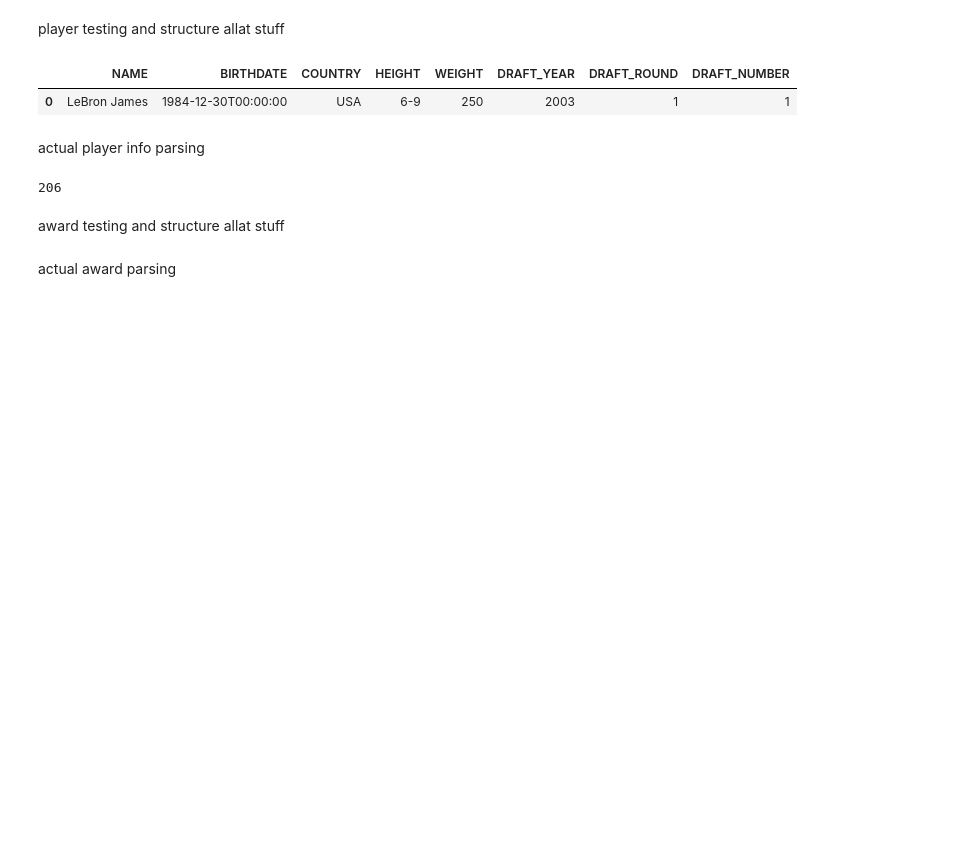
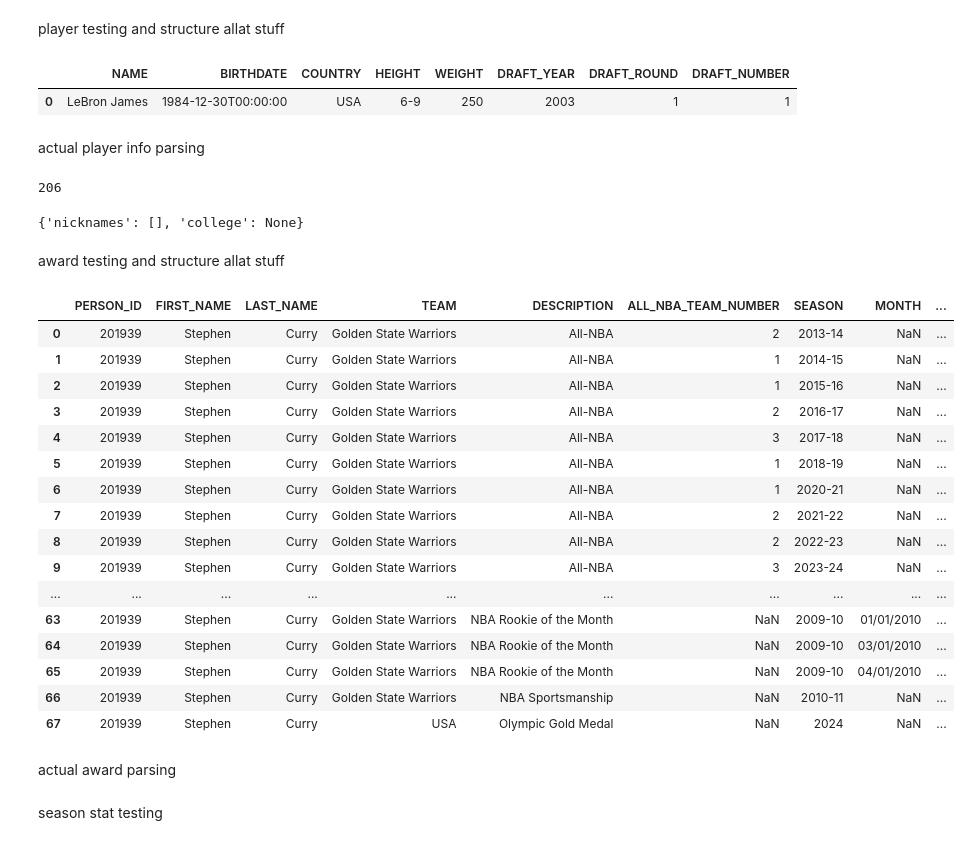
Before and after one commit to kingtusks/dagger, a Jupyter notebook: setup/test.ipynb, the cells around one changed output. Saved outputs shown, nothing was run; the diff lists cells and outputs as text; code cells hidden in the pictures; blank space fills up the shorter version.

Commit message:
pushing what i have for sqlx setup
- still gotta fix some stupid errors

```diff
--- a/setup/test.ipynb
+++ b/setup/test.ipynb
@@ -75,11 +76,11 @@ def search(query: str) -> str:
 
 llm = ChatOllama(
     model=config("OLLAMA_MODEL", default="qwen2.5:7b-instruct"),
-    base_url=config("OLLAMA_BASE_URL", "http://localhost:11434/v1"),
+    base_url=config("OLLAMA_BASE_URL", "http://localhost:11434/"),
     temperature=0
 )
 
-def get_player_extra_info(player_name: str) -> dict:
+def getExtraPlayerInfo(player_name: str) -> dict:
     search_results = search(f"{player_name} NBA nicknames college university")
 
     prompt = f"""Based on these search results about NBA player {player_name}:
@@ -104,6 +105,8 @@ def get_player_extra_info(player_name: str) -> dict:
         if match:
             return json.loads(match.group())
         raise ValueError(f"Could not parse response: {text}")
+# %% [output]
+{'nicknames': [], 'college': None}
 # %%
 def getPlayer(pid: int):
     info_df = commonplayerinfo.CommonPlayerInfo(player_id=pid).get_data_frames()[0]
@@ -156,6 +165,8 @@ lebron = [p for p in players if p["full_name"].lower() == "lebron james"]
 lebron = lebron[0] #de-listifying (dont do this in prod)
 lebron_id = lebron["id"] #2544
 lebron_awards = playerawards.PlayerAwards(player_id=lebron_id).get_data_frames()[0]
+
+data = lebron_awards
 
 acronym_hmap = {
     "All-Defensive Team": "DEF",''
@@ -172,39 +183,63 @@ acronym_hmap = {
     "NBA Player of the Week": "POTW",
     "NBA Rookie of the Month": "ROTM",
     "NBA Rookie of the Year": "ROTY",
+    "NBA Defensive Player of the Year": "DPOY",
+    "NBA Defensive Player of the Month": "DPOM",
+    "NBA Most Improved Player": "MIP",
+    "NBA Clutch Player of the Year": "CPOY",
+    "NBA Sportsmanship": "SPTMAN",
 }
 
 all_nba_set = {"DEF", "NBA", "ROOK", "CUP"}
 
-#gotta add stat champs + dpoy/dpom + cfmvp + cpoy + dunk/3pt contest + teammate oty + hustle player oty
+#gotta add stat champs + cfmvp + hustle player oty + teammate oty + dunk/3pt
 
 clean_lebron_awards_df = lebron_awards[lebron_awards["DESCRIPTION"].isin(acronym_hmap)]
 clean_lebron_awards_df = clean_lebron_awards_df.drop([
     "FIRST_NAME",
     "LAST_NAME",
     "CONFERENCE",
     "TYPE",
     "SUBTYPE1",
     "SUBTYPE2",
     "SUBTYPE3",
     "MONTH",
     "WEEK",
     "PERSON_ID",
     "TEAM"
 ], axis=1)
 
 clean_lebron_awards_df["ALL_NBA_TEAM_NUMBER"] = clean_lebron_awards_df["ALL_NBA_TEAM_NUMBER"].fillna(0)
 clean_lebron_awards_df = clean_lebron_awards_df.replace(r'^\s*$', 0, regex=True)
 #^ gets rid of empty strings
 
 clean_lebron_awards_df["DESCRIPTION"] = clean_lebron_awards_df["DESCRIPTION"].map(acronym_hmap)
 clean_lebron_awards_df["DESCRIPTION"] = clean_lebron_awards_df.apply(
     lambda r: f"{r['DESCRIPTION']}{r['ALL_NBA_TEAM_NUMBER']}"
     if r['DESCRIPTION'] in all_nba_set else r['DESCRIPTION'],
     axis=1
 )
 
 #clean_lebron_awards_df
+data
+# %% [output]
+|  | PERSON_ID | FIRST_NAME | LAST_NAME | TEAM | DESCRIPTION | ALL_NBA_TEAM_NUMBER | SEASON | MONTH | ... |
+| 0 | 201939 | Stephen | Curry | Golden State Warriors | All-NBA | 2 | 2013-14 | NaN | ... |
+| 1 | 201939 | Stephen | Curry | Golden State Warriors | All-NBA | 1 | 2014-15 | NaN | ... |
+| 2 | 201939 | Stephen | Curry | Golden State Warriors | All-NBA | 1 | 2015-16 | NaN | ... |
+| 3 | 201939 | Stephen | Curry | Golden State Warriors | All-NBA | 2 | 2016-17 | NaN | ... |
+| 4 | 201939 | Stephen | Curry | Golden State Warriors | All-NBA | 3 | 2017-18 | NaN | ... |
+| 5 | 201939 | Stephen | Curry | Golden State Warriors | All-NBA | 1 | 2018-19 | NaN | ... |
+| 6 | 201939 | Stephen | Curry | Golden State Warriors | All-NBA | 1 | 2020-21 | NaN | ... |
+| 7 | 201939 | Stephen | Curry | Golden State Warriors | All-NBA | 2 | 2021-22 | NaN | ... |
+| 8 | 201939 | Stephen | Curry | Golden State Warriors | All-NBA | 2 | 2022-23 | NaN | ... |
+| 9 | 201939 | Stephen | Curry | Golden State Warriors | All-NBA | 3 | 2023-24 | NaN | ... |
+| ... | ... | ... | ... | ... | ... | ... | ... | ... | ... |
+| 63 | 201939 | Stephen | Curry | Golden State Warriors | NBA Rookie of the Month | NaN | 2009-10 | 01/01/2010 | ... |
+| 64 | 201939 | Stephen | Curry | Golden State Warriors | NBA Rookie of the Month | NaN | 2009-10 | 03/01/2010 | ... |
+| 65 | 201939 | Stephen | Curry | Golden State Warriors | NBA Rookie of the Month | NaN | 2009-10 | 04/01/2010 | ... |
+| 66 | 201939 | Stephen | Curry | Golden State Warriors | NBA Sportsmanship | NaN | 2010-11 | NaN | ... |
+| 67 | 201939 | Stephen | Curry | USA | Olympic Gold Medal | NaN | 2024 | NaN | ... |
 # %% [markdown]
 actual award parsing
 # %%
@@ -276,3 +310,5 @@ db.rollback()
 #db.add_all(award_list)
 #db.commit()
 #db.close()
+# %% [markdown]
+season stat testing
```
Also changed, not shown: parts of 5 cells of this notebook, 7 other files.
